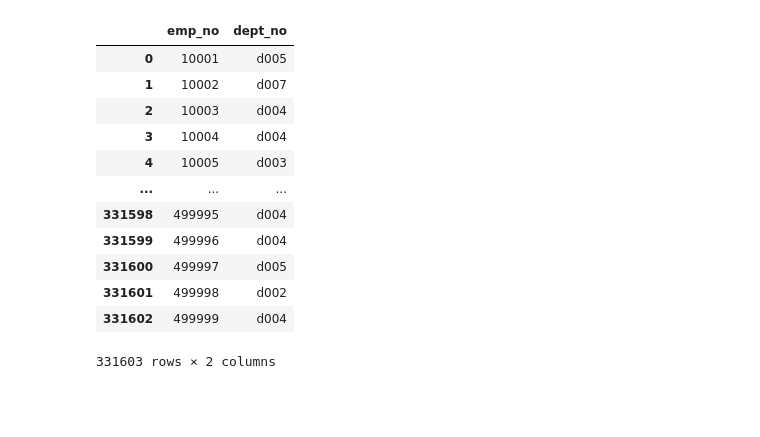
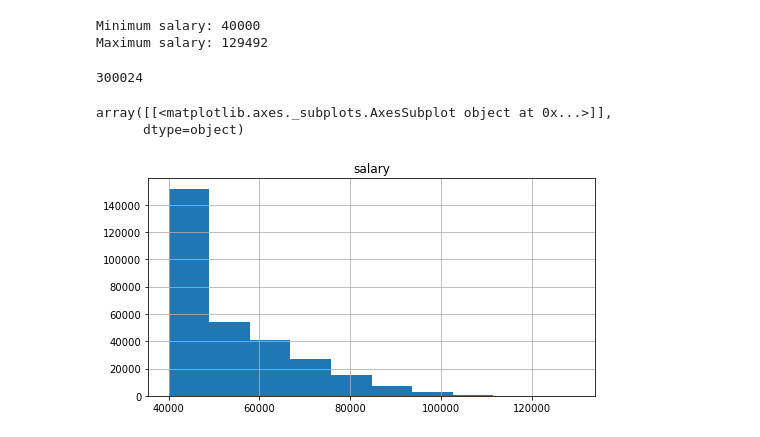
Before and after one commit to jMacProd/SQL-table-schema-and-visualisation, a Jupyter notebook: EmployeeSQL/Untitled.ipynb, the cells around one changed output. Drawn from its saved outputs; the diff is of its cells as text; code cells hidden in the pictures; blank space fills up the shorter version.

```diff
--- a/EmployeeSQL/Untitled.ipynb
+++ b/EmployeeSQL/Untitled.ipynb
@@ -36,17 +41,16 @@ dataFrame
-# %%
-x  = pd.read_sql("select * from \"dept_emp\"", connection);
-x
-# %% [output]
-|  | emp_no | dept_no |
-| 0 | 10001 | d005 |
-| 1 | 10002 | d007 |
-| 2 | 10003 | d004 |
-| 3 | 10004 | d004 |
-| 4 | 10005 | d003 |
-| ... | ... | ... |
-| 331598 | 499995 | d004 |
-| 331599 | 499996 | d004 |
-| 331600 | 499997 | d005 |
-| 331601 | 499998 | d002 |
-| 331602 | 499999 | d004 |
-331603 rows × 2 columns
+# %%
+print("Minimum salary: " + str(salaries['salary'].min()))
+print("Maximum salary: " + str(salaries['salary'].max()))
+# %% [output]
+Minimum salary: 40000
+Maximum salary: 129492
+# %%
+len(salaries)
+# %% [output]
+300024
+# %%
+salaries.hist(column='salary', figsize=(8,4))
+# %% [output]
+array([[<matplotlib.axes._subplots.AxesSubplot object at 0x...>]],
+      dtype=object)
+[figure, added]
```
Also changed, not shown: parts of 7 cells of this notebook, 9 other files.
